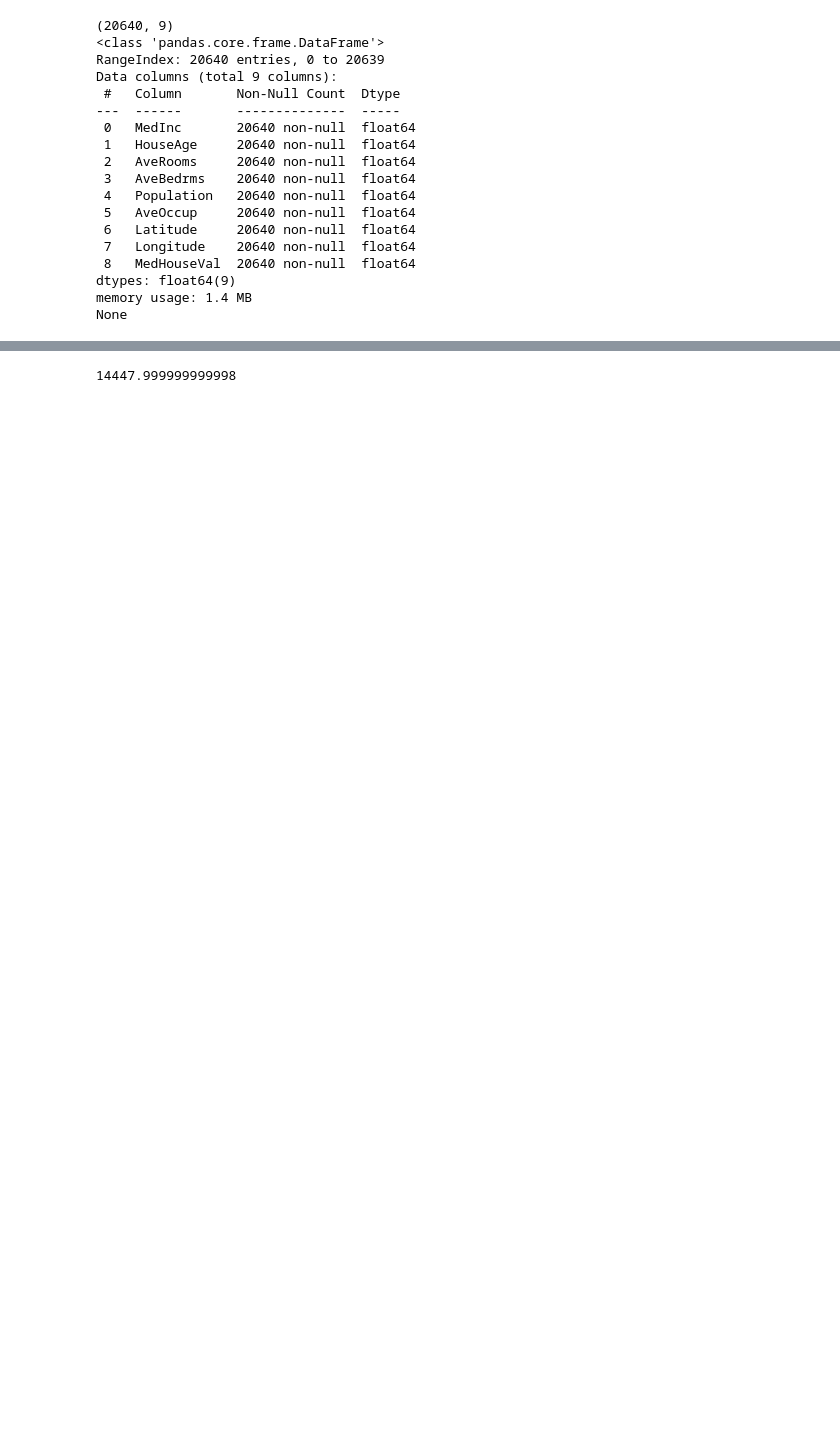
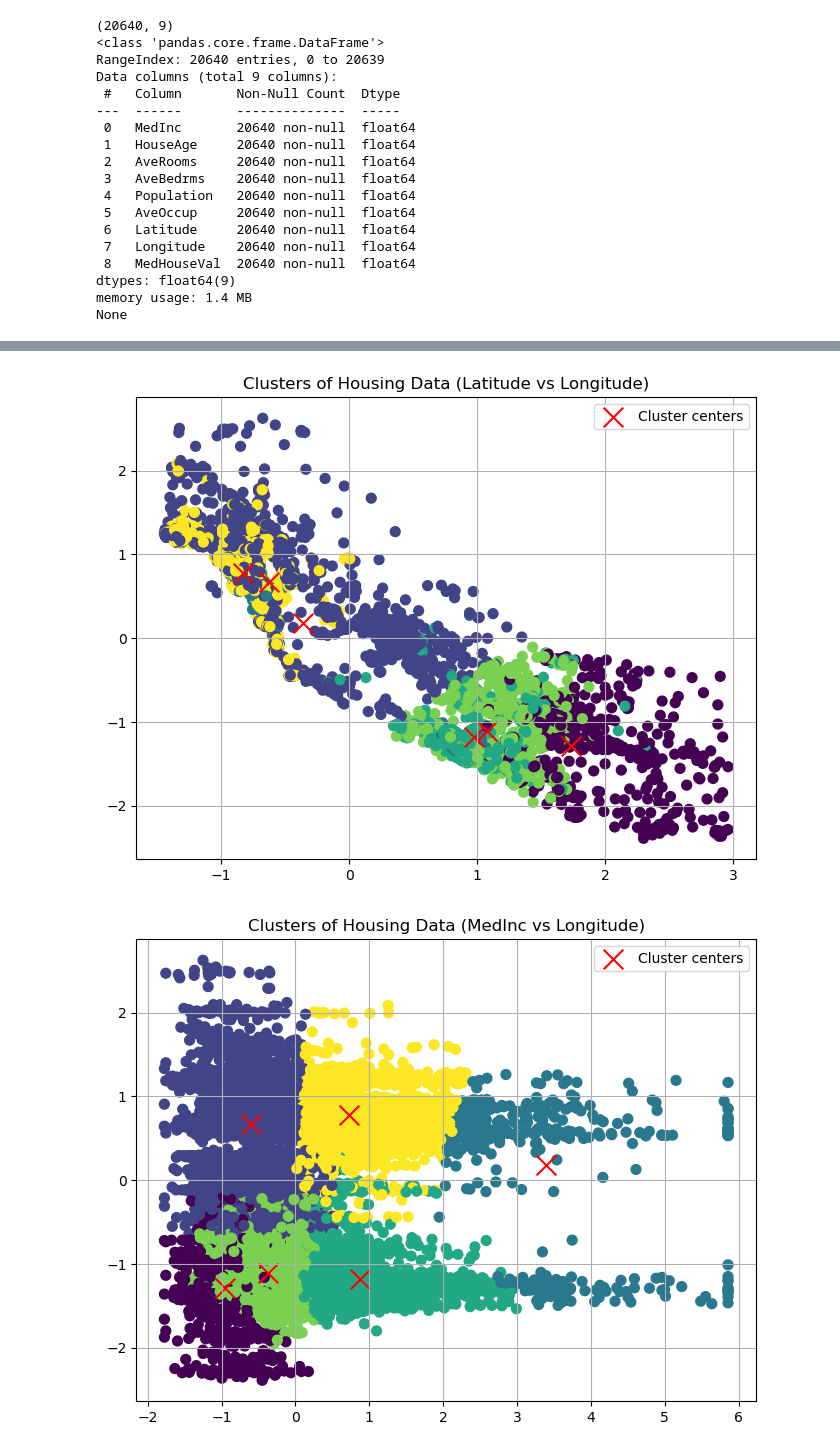
Before and after one commit to 4GeeksAcademy/K-means-project-csmb, a Jupyter notebook: src/explore.ipynb, the cells around one changed output, grey strips where cells are left out. Saved outputs shown, nothing was run; the diff lists cells and outputs as text; code cells hidden in the pictures; blank space fills up the shorter version.

```diff
--- a/src/explore.ipynb
+++ b/src/explore.ipynb
@@ -115,12 +115,41 @@ plt.show();
 # %%
 # K-means clustering
 
-best_cluster_number = 5  # From previous analysis
+best_cluster_number = 6  # From previous analysis
 
 housing_model = KMeans(n_clusters = best_cluster_number, random_state = 42)
 housing_model.fit(X_train)
 
-# Perform prediction
-y_pred = housing_model.predict(X_test)
+# Add cluster to dataframe
+ypred_train        = housing_model.predict(X_train)
+X_train["Cluster"] = ypred_train
-# %% [output]
-14447.999999999998
+# %%
+## Cluster visualization (Latitude vs Longitude)
+plt.figure(figsize=(8, 6))
+plt.scatter(X_train['Latitude'], X_train['Longitude'], c=X_train['Cluster'], s=50, cmap='viridis')
+plt.scatter(housing_model.cluster_centers_[:, 1], housing_model.cluster_centers_[:, 2], c='red', marker='x', s=200, label='Cluster centers')
+plt.legend()
+plt.title('Clusters of Housing Data (Latitude vs Longitude)')
+plt.grid()
+plt.show()
+
+## Cluster visualization (MedInc vs Longitude)
+plt.figure(figsize=(8, 6))
+plt.scatter(X_train['MedInc'], X_train['Longitude'], c=X_train['Cluster'], s=50, cmap='viridis')
+plt.scatter(housing_model.cluster_centers_[:, 0], housing_model.cluster_centers_[:, 2], c='red', marker='x', s=200, label='Cluster centers')
+plt.legend()
+plt.title('Clusters of Housing Data (MedInc vs Longitude)')
+plt.grid()
+plt.show()
+
+## Cluster visualization (MedInc vs Latitude)
+plt.figure(figsize=(8, 6))
+plt.scatter(X_train['MedInc'], X_train['Latitude'], c=X_train['Cluster'], s=50, cmap='viridis')
+plt.scatter(housing_model.cluster_centers_[:, 0], housing_model.cluster_centers_[:, 1], c='red', marker='x', s=200, label='Cluster centers')
+plt.legend()
+plt.title('Clusters of Housing Data (MedInc vs Latitude)')
+plt.grid()
+plt.show()
+# %% [output]
+[figure, added]
+[figure, added]
```
Also changed, not shown: parts of 9 cells of this notebook, 2 other files.
